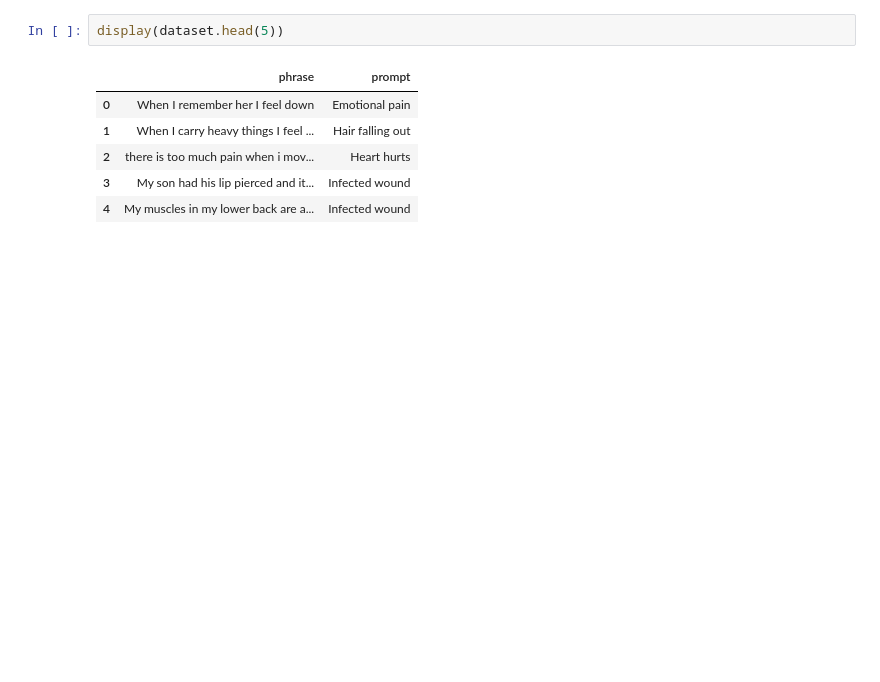
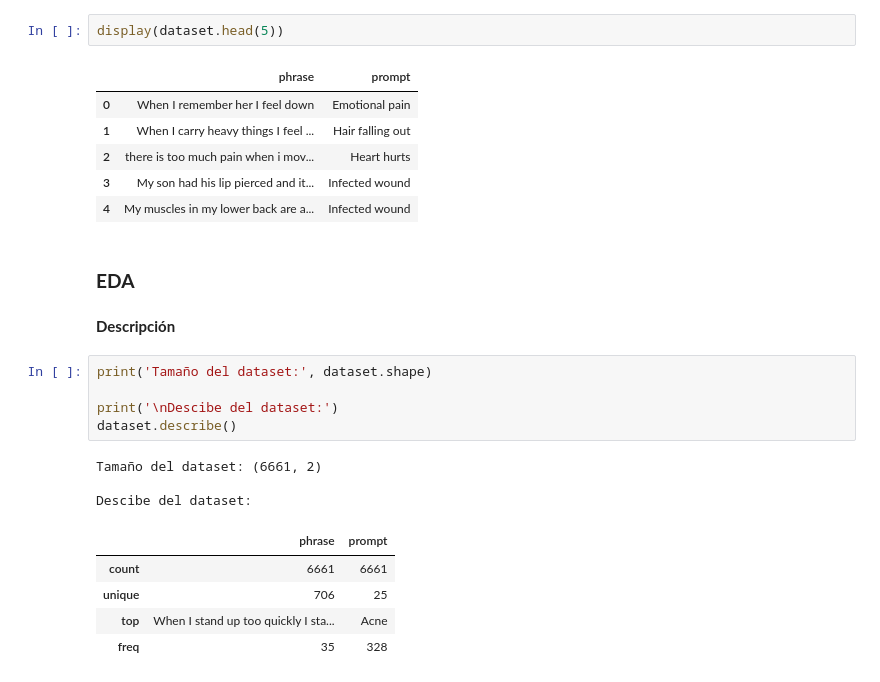
Before and after one commit to LailaBulh/Procesamiento_Lenguaje_Natural, a Jupyter notebook: Proyecto_Final_263166.ipynb, the cells around one changed output. Saved outputs shown, nothing was run; the diff lists cells and outputs as text; blank space fills up the shorter version.

```diff
--- a/Proyecto_Final_263166.ipynb
+++ b/Proyecto_Final_263166.ipynb
@@ -37,3 +37,21 @@ display(dataset.head(5))
 | 2 | there is too much pain when i mov... | Heart hurts |
 | 3 | My son had his lip pierced and it... | Infected wound |
 | 4 | My muscles in my lower back are a... | Infected wound |
+# %% [markdown]
+### **EDA**
+# %% [markdown]
+**Descripción**
+# %%
+print('Tamaño del dataset:', dataset.shape)
+
+print('\nDescibe del dataset:')
+dataset.describe()
+# %% [output]
+Tamaño del dataset: (6661, 2)
+
+Descibe del dataset:
+|  | phrase | prompt |
+| count | 6661 | 6661 |
+| unique | 706 | 25 |
+| top | When I stand up too quickly I sta... | Acne |
+| freq | 35 | 328 |
```
Also changed, not shown: parts of 14 cells of this notebook.
